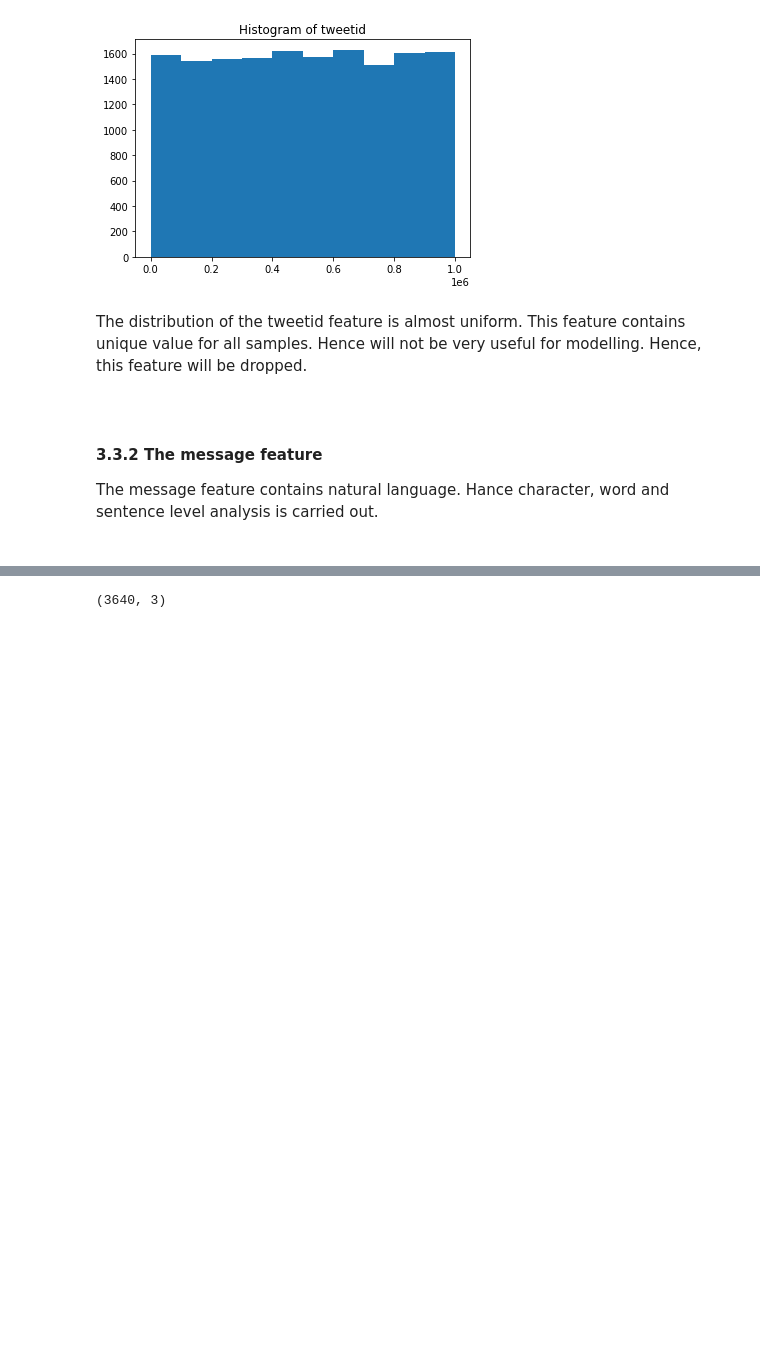
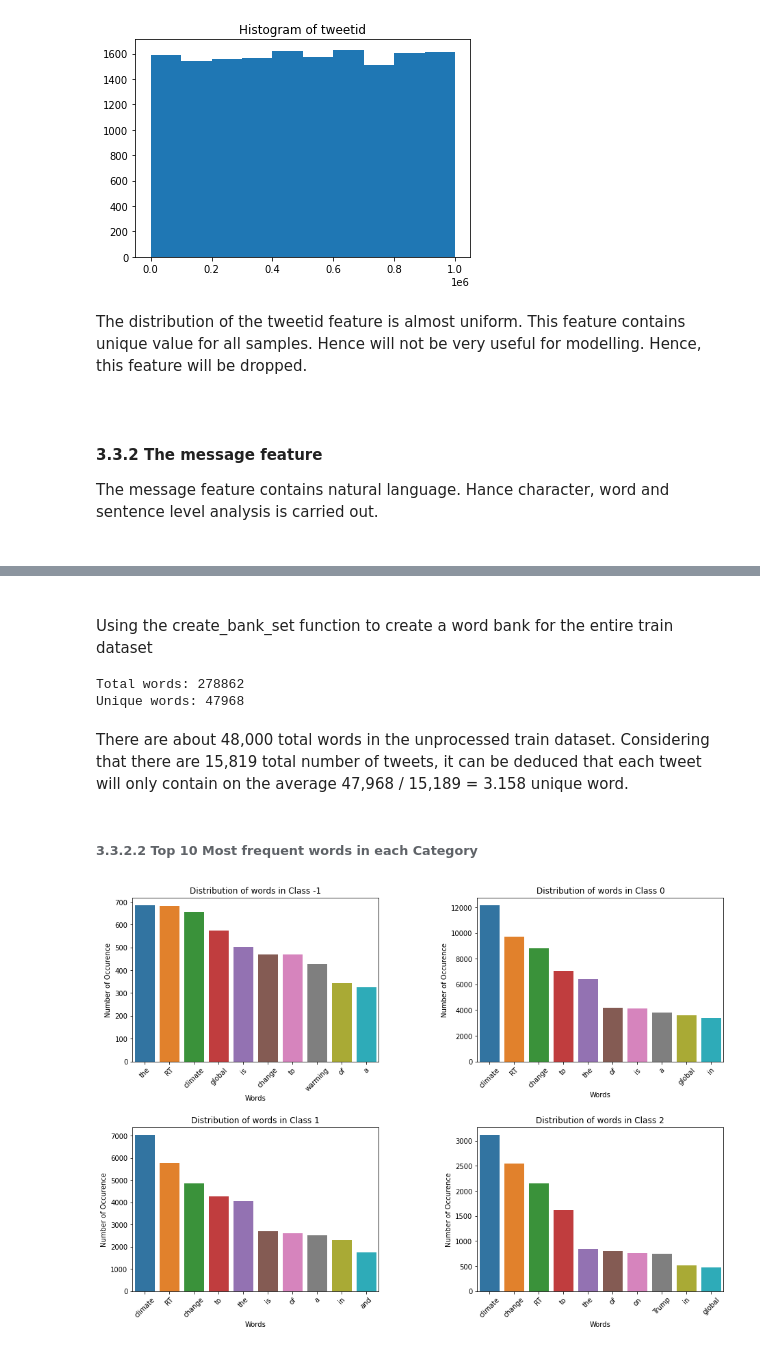
Before and after one commit to Abdul4code/Climate-change-analysis-Team_ZF2, a Jupyter notebook: ZF2_Classification.ipynb, the cells around one changed output, grey strips where cells are left out. Saved outputs shown, nothing was run; the diff lists cells and outputs as text; code cells hidden in the pictures; blank space fills up the shorter version.

```diff
--- a/ZF2_Classification.ipynb
+++ b/ZF2_Classification.ipynb
@@ -198,11 +183,12 @@ The distribution of tweets in the different sentiment class looks similar. Most
 # %%
- def create_character_set(dataset, category=""):
+ def create_bank_set(dataset, word="", category=""):
     '''
-        Creates a list of all the characters in the message feature
+        Creates a list of all the words or characters in the message feature
 
         Input:
-        dataset - A dataset to extract characters from
-        category - Filters the considered messages by specified category
+        dataset - The dataset to extract from
+        category - Filters the messages in the dataset to include only the specified category
+        type - Specifies the level of extraction; wether characters or words
 
         Output:
         pandas DataFrame of all the characters of the specified category
@@ -213,5 +199,11 @@ The distribution of tweets in the different sentiment class looks similar. Most
     else:
         df = dataset['message']
 
-    words = [row[x] for row in df for x in range(len(row))]
-    return pd.DataFrame(words)
+    if word:
+        bank = []
+        for row in df:
+            bank.extend(row.split(" "))
+    else:
+        bank = [row[x] for row in df for x in range(len(row))]
+
+    return pd.DataFrame(bank)
@@ -274,4 +210,46 @@ Length: 84, dtype: int64
-# %%
-df.shape
-# %% [output]
-(3640, 3)
+# %% [markdown]
+<br />
+Using the create_bank_set function to create a word bank for the entire train dataset
+# %%
+words = create_bank_set(df_train, word=True)
+total_words = len(words[0])
+count_unique = len(words[0].unique())
+print("Total words: {} \nUnique words: {}".format(total_words, count_unique))
+# %% [output]
+Total words: 278862
+Unique words: 47968
+# %% [markdown]
+There are about 48,000 total words in the unprocessed train dataset. Considering that there are 15,819 total number of tweets, it can be deduced that each tweet will only contain on the average 47,968 / 15,189 = 3.158 unique word.
+# %% [markdown]
+###### 3.3.2.2 Top 10 Most frequent words in each Category
+# %%
+# Distribution of words per Class
+fig, ax = plt.subplots(2,2, figsize=(15,10))
+categories = [-1, 0, 1, 2]
+
+pos_x = 0
+pos_y = 0
+
+for i, category in enumerate(categories):
+    if i > 1:
+        pos_x = 1
+
+    pos_y = i % 2
+
+    data = create_bank_set(df_train, word=True, category=category)
+    data = data[0].value_counts().head(10)
+    sns.barplot(x=data.index, y=data, ax=ax[pos_x][pos_y])
+    ax[pos_x][pos_y].set_ylabel("Number of Occurence")
+    ax[pos_x][pos_y].set_title("Distribution of words in Class " + str(category))
+    ax[pos_x][pos_y].set_xlabel("Words")
+    plt.setp(ax[pos_x][pos_y].get_xticklabels(), rotation=45)
+
+plt.subplots_adjust(left=0.1,
+                    bottom=0.1,
+                    right=0.9,
+                    top=0.9,
+                    wspace=0.4,
+                    hspace=0.4)
+plt.show()
+# %% [output]
+[figure, added]
```
Also changed, not shown: parts of 19 cells of this notebook.
